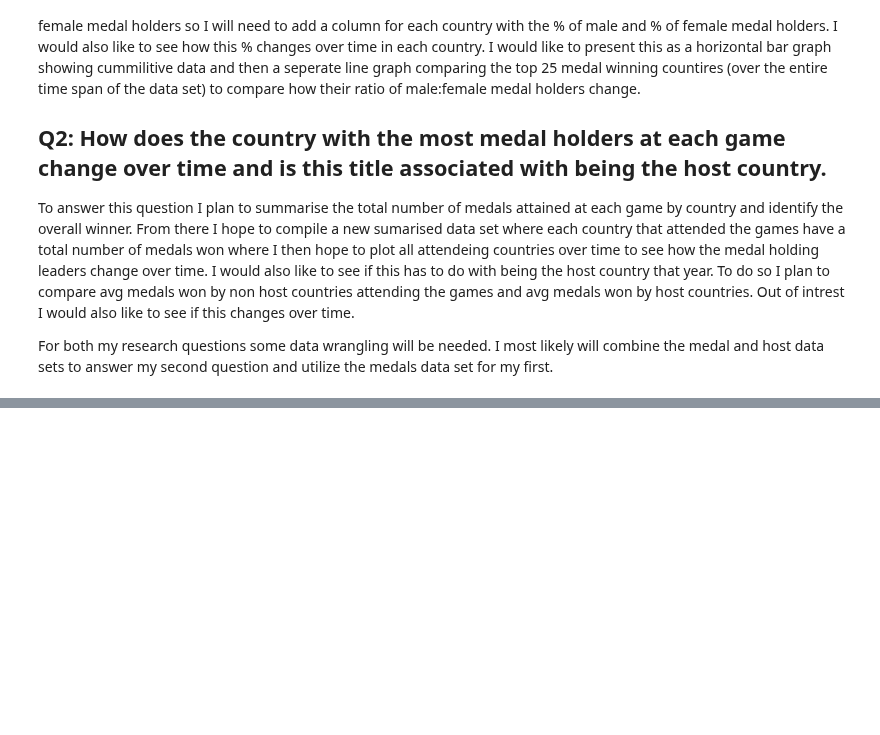
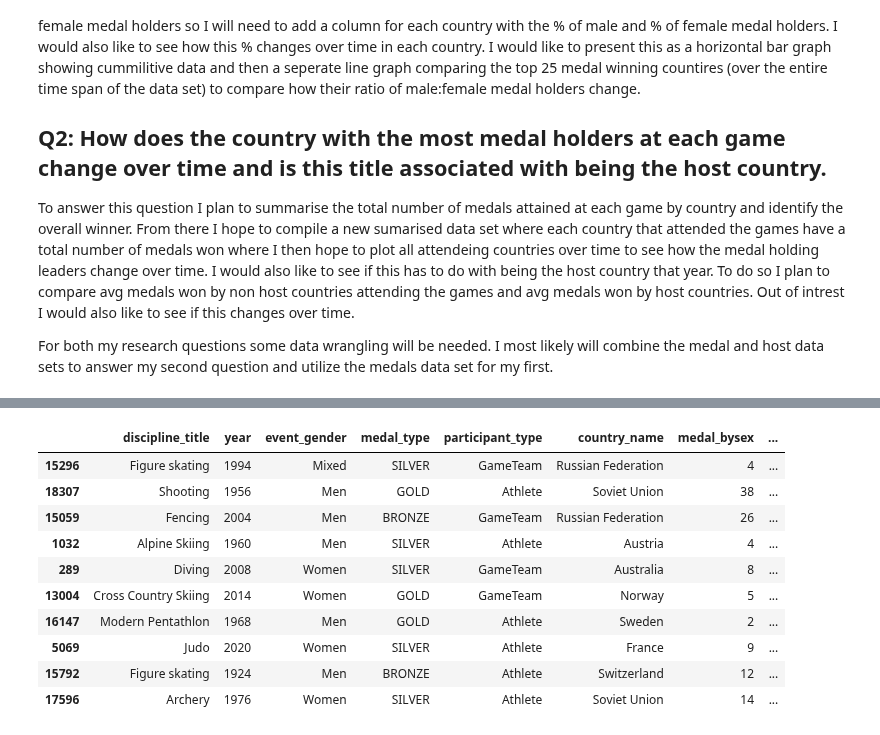
Before and after one commit to ubco-W2022T2-data301/project-group-group17, a Jupyter notebook: analysis/notebooks/analysis_conan.ipynb, the cells around one changed output, grey strips where cells are left out. Saved outputs shown, nothing was run; the diff lists cells and outputs as text; code cells hidden in the pictures; blank space fills up the shorter version.

```diff
--- a/analysis/notebooks/analysis_conan.ipynb
+++ b/analysis/notebooks/analysis_conan.ipynb
@@ -41,0 +44,36 @@ df_hosts.head()
+# %%
+# Q1 EDA
+
+### creating working df
+df = df_medals
+
+### cleaning and wrangling data to prepare to add calculated columns
+
+df['slug_game'] = df['slug_game'].str[-4:]
+df = df.rename(columns={'slug_game': 'year'})
+df = df.drop(['event_title', 'participant_title', 'athlete_url', 'athlete_full_name', 'country_code', 'country_3_letter_code'], axis = 'columns')
+
+### calculating and creating medal stats
+df['medal_bysex'] = (df.groupby(['medal_type', 'event_gender', 'country_name', 'year'], as_index=False)['medal_type'].transform('count'))
+df['medal_total'] = (df.groupby(['medal_type', 'country_name', 'year'], as_index=False)['medal_type'].transform('count'))
+df['medal_all'] = (df.groupby(['country_name', 'year'], as_index=False)['medal_type'].transform('count'))
+df['medal_%'] = ((df['medal_bysex']/df['medal_total'])*100)
+df.sample(10)
+
+### renaming df for future use
+medal_bysex = df
+medal_bysex
+### Sanity check to make sure things are working right
+medal_bysex.sample(10)
+# %% [output]
+|  | discipline_title | year | event_gender | medal_type | participant_type | country_name | medal_bysex | ... |
+| 15296 | Figure skating | 1994 | Mixed | SILVER | GameTeam | Russian Federation | 4 | ... |
+| 18307 | Shooting | 1956 | Men | GOLD | Athlete | Soviet Union | 38 | ... |
+| 15059 | Fencing | 2004 | Men | BRONZE | GameTeam | Russian Federation | 26 | ... |
+| 1032 | Alpine Skiing | 1960 | Men | SILVER | Athlete | Austria | 4 | ... |
+| 289 | Diving | 2008 | Women | SILVER | GameTeam | Australia | 8 | ... |
+| 13004 | Cross Country Skiing | 2014 | Women | GOLD | GameTeam | Norway | 5 | ... |
+| 16147 | Modern Pentathlon | 1968 | Men | GOLD | Athlete | Sweden | 2 | ... |
+| 5069 | Judo | 2020 | Women | SILVER | Athlete | France | 9 | ... |
+| 15792 | Figure skating | 1924 | Men | BRONZE | Athlete | Switzerland | 12 | ... |
+| 17596 | Archery | 1976 | Women | SILVER | Athlete | Soviet Union | 14 | ... |
```
Also changed, not shown: parts of 9 cells of this notebook.
